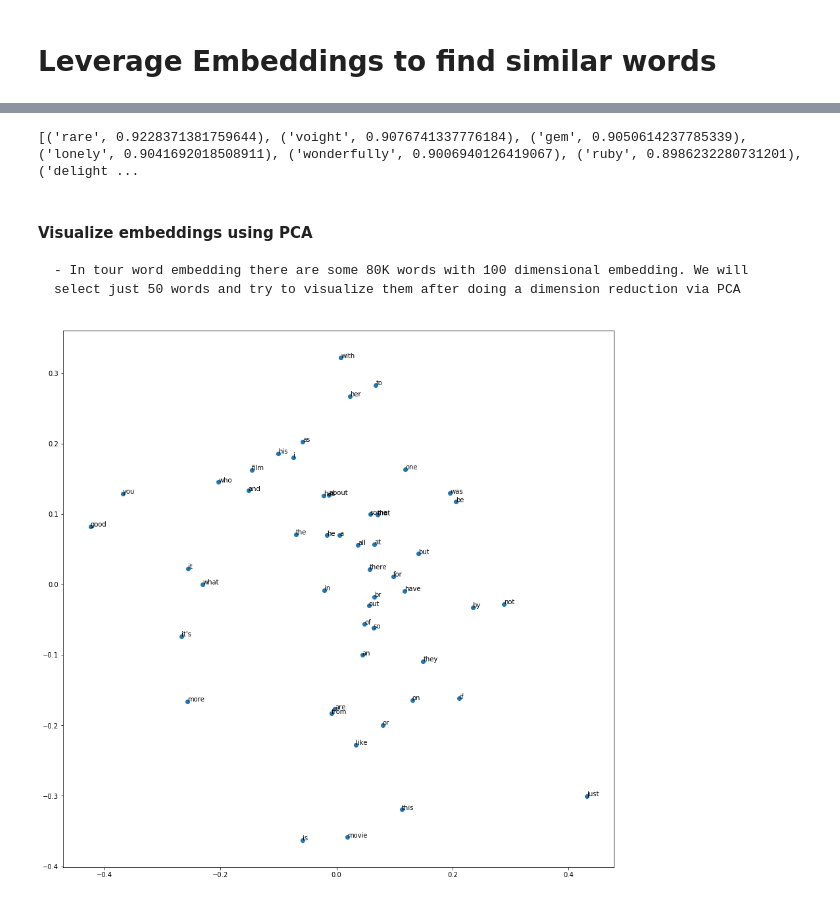
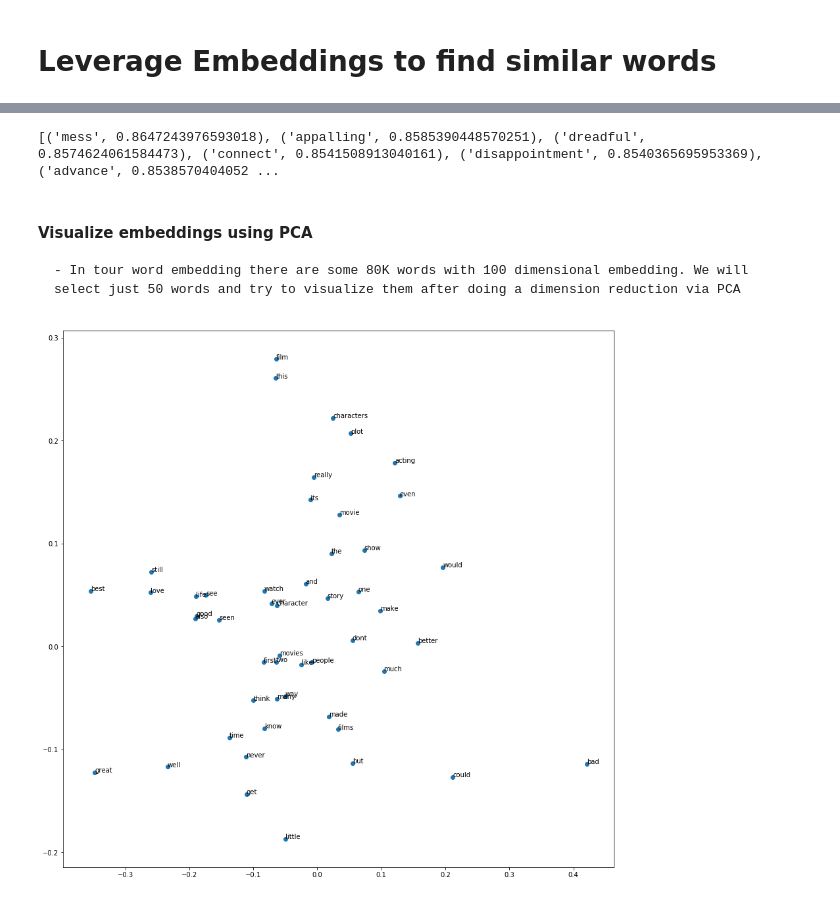
Before and after one commit to Hebenthal/nlp-word-embeddings, a Jupyter notebook: movie reviews custom word embedding using deep learning.ipynb, the cells around one changed output, grey strips where cells are left out. Saved outputs shown, nothing was run; the diff lists cells and outputs as text; code cells hidden in the pictures.

Commit message:
fixed issues with CNN model - improved accuracy

```diff
--- a/movie reviews custom word embedding using deep learning.ipynb
+++ b/movie reviews custom word embedding using deep learning.ipynb
@@ -190,0 +163,5 @@ save_list(embeddings_index, 'custom.movie.reviews.embeddings.100D.txt')
+# %%
+word_index, train_padded_reviews, test_padded_reviews, tokenizer = tokenize_document()
+
+print ('Vocabulary size is %d and size of padded train reviews is %s'%(len(word_index), train_padded_reviews.shape))
+print ('Vocabulary size is %d and size of padded test reviews is %s'%(len(word_index), test_padded_reviews.shape))
@@ -190,0 +335,13 @@ save_list(embeddings_index, 'custom.movie.reviews.embeddings.100D.txt')
+# %%
+import numpy as np
+embeddings_index = {}
+
+# get weights from the embedding layer
+embeddings = wemodel.layers[0].get_weights()[0]
+
+print ('Shape of weights from embedding layer is ', embeddings.shape)
+print ('Size of vocab is ', len(word_index))
+
+for word, i in word_index.items():
+    if (i<len(embeddings)):
+        embeddings_index[word] =  embeddings[i]
@@ -257,38 +505,38 @@ glove2word2vec('custom.movie.reviews.embeddings.100D.txt','word2vec.custom.movie
 from gensim.models import KeyedVectors
 
 # load the wordvec file
-model = KeyedVectors.load_word2vec_format('word2vec.custom.movie.reviews.embeddings.100D.txt')
+lword2vecmodel = KeyedVectors.load_word2vec_format('word2vec.custom.movie.reviews.embeddings.100D.txt')
 # %%
 # most similar words
-print (model.most_similar(positive=['nice'], negative=['awful']))
+print (lword2vecmodel.most_similar(['awful']))
 # %% [output]
-[('rare', 0.9228371381759644), ('voight', 0.9076741337776184), ('gem', 0.9050614237785339), ('lonely', 0.9041692018508911), ('wonderfully', 0.9006940126419067), ('ruby', 0.8986232280731201), ('delight ...
+[('mess', 0.8647243976593018), ('appalling', 0.8585390448570251), ('dreadful', 0.8574624061584473), ('connect', 0.8541508913040161), ('disappointment', 0.8540365695953369), ('advance', 0.8538570404052 ...
 # %% [markdown]
 #### Visualize embeddings using PCA
 
     - In tour word embedding there are some 80K words with 100 dimensional embedding. We will select just 50 words and try to visualize them after doing a dimension reduction via PCA
 # %%
-vocab = model.wv.vocab
+lvocab = lword2vecmodel.wv.vocab
 words = []
-for i, word in enumerate(vocab):
+for i, word in enumerate(lvocab):
     words.append(word)
 
-X = model[vocab]
+X = lword2vecmodel[lvocab]
 
 from sklearn.decomposition import PCA
 import matplotlib.pyplot as plt
 %matplotlib inline
 
 z = PCA(n_components=2)
 pca_model = z.fit(X)
 components = pca_model.transform(X)
 
 num_words_to_show=50
 
 plt.figure(figsize=(15,15))
 plt.scatter(components[0:num_words_to_show,0],components[0:num_words_to_show,1])
 for i in range(0, num_words_to_show):
     plt.annotate(words[i], xy=(components[i,0],components[i,1]))
 plt.show()
 # %% [output]
-[figure, old version]
+[figure, new version]
```
Also changed, not shown: parts of 56 cells of this notebook.
